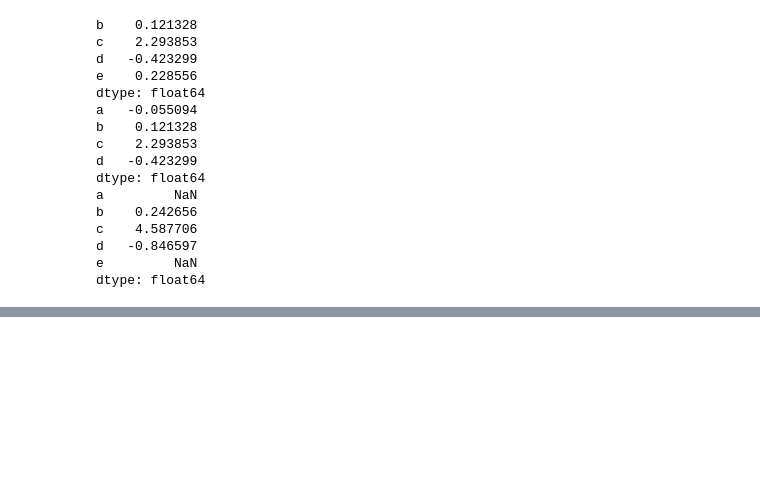
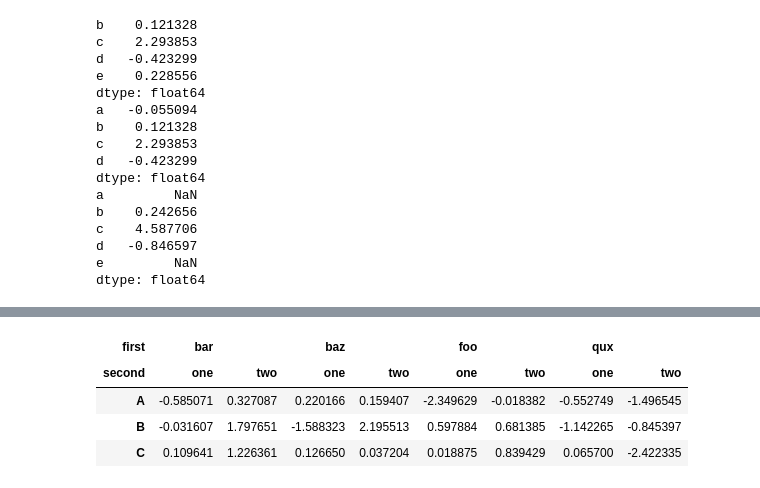
Before and after one commit to steven-xian/example, a Jupyter notebook: learn_python/example.ipynb, the cells around one changed output, grey strips where cells are left out. Drawn from its saved outputs; the diff is of its cells as text; code cells hidden in the pictures; blank space fills up the shorter version.

```diff
--- a/learn_python/example.ipynb
+++ b/learn_python/example.ipynb
@@ -203,0 +213,9 @@ dtype: float64
+# %%
+arrays = [
+    ["bar", "bar", "baz", "baz", "foo", "foo", "qux", "qux"],
+    ["one", "two", "one", "two", "one", "two", "one", "two"]
+]
+
+tuples = list(zip(*arrays))
+
+tuples
@@ -203,0 +231,6 @@ dtype: float64
+# %%
+import pandas as pd
+
+index = pd.MultiIndex.from_tuples(tuples, names=["first", "second"])
+
+index
@@ -203,0 +342,10 @@ dtype: float64
+# %%
+df = pd.DataFrame(np.random.randn(3, 8), index=["A", "B", "C"], columns=index)
+
+df
+# %% [output]
+| first | bar |  | baz |  | foo |  | qux |  |
+| second | one | two | one | two | one | two | one | two |
+| A | -0.585071 | 0.327087 | 0.220166 | 0.159407 | -2.349629 | -0.018382 | -0.552749 | -1.496545 |
+| B | -0.031607 | 1.797651 | -1.588323 | 2.195513 | 0.597884 | 0.681385 | -1.142265 | -0.845397 |
+| C | 0.109641 | 1.226361 | 0.126650 | 0.037204 | 0.018875 | 0.839429 | 0.065700 | -2.422335 |
```
Also changed, not shown: parts of 13 cells of this notebook, 4 other files.
